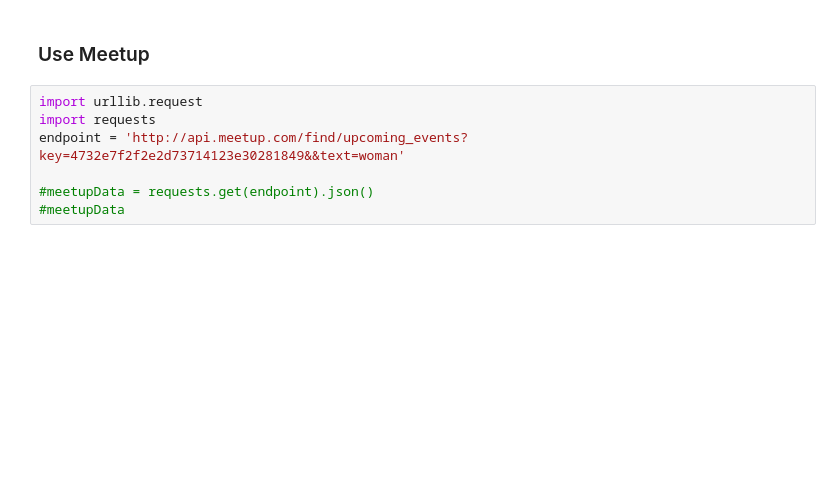
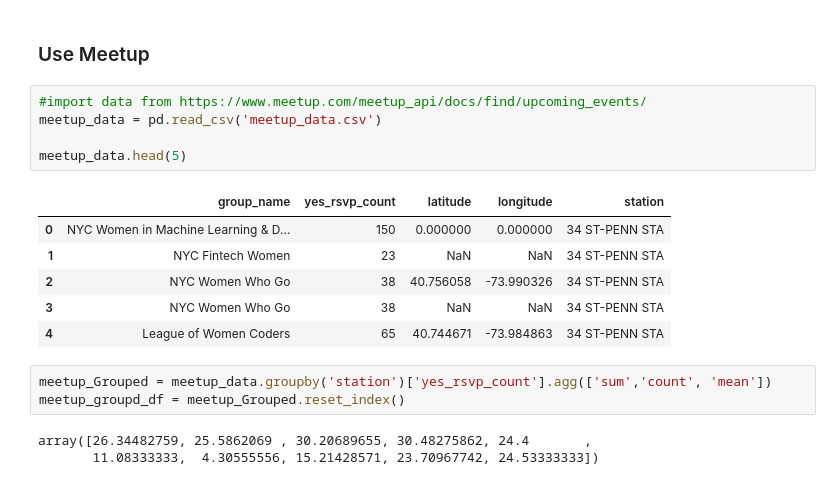
Before and after one commit to cyrus-rustomji/metis_projects, a Jupyter notebook: FirstProejct.ipynb, the cells around one changed output. Drawn from its saved outputs; the diff is of its cells as text; blank space fills up the shorter version.

```diff
--- a/FirstProejct.ipynb
+++ b/FirstProejct.ipynb
@@ -813,10 +845,21 @@ yelp_df.head()
 | 4 | 600254.0 | 42 ST-PORT AUTH | 42STP | 42 St - Port Authority Bus Terminal | 40.757308 | -73.989735 | 42STP | 5 | ... |
 # %% [markdown]
 ### Use Meetup
-# %%
-import urllib.request
-import requests
-endpoint = 'http://api.meetup.com/find/upcoming_events?key=4732e7f2f2e2d73714123e30281849&&text=woman'
-
-#meetupData = requests.get(endpoint).json()
-#meetupData
+# %%
+#import data from https://www.meetup.com/meetup_api/docs/find/upcoming_events/
+meetup_data = pd.read_csv('meetup_data.csv')
+
+meetup_data.head(5)
+# %% [output]
+|  | group_name | yes_rsvp_count | latitude | longitude | station |
+| 0 | NYC Women in Machine Learning & D... | 150 | 0.000000 | 0.000000 | 34 ST-PENN STA |
+| 1 | NYC Fintech Women | 23 | NaN | NaN | 34 ST-PENN STA |
+| 2 | NYC Women Who Go | 38 | 40.756058 | -73.990326 | 34 ST-PENN STA |
+| 3 | NYC Women Who Go | 38 | NaN | NaN | 34 ST-PENN STA |
+| 4 | League of Women Coders | 65 | 40.744671 | -73.984863 | 34 ST-PENN STA |
+# %%
+meetup_Grouped = meetup_data.groupby('station')['yes_rsvp_count'].agg(['sum','count', 'mean'])
+meetup_groupd_df = meetup_Grouped.reset_index()
+# %% [output]
+array([26.34482759, 25.5862069 , 30.20689655, 30.48275862, 24.4       ,
+       11.08333333,  4.30555556, 15.21428571, 23.70967742, 24.53333333])
```
Also changed, not shown: parts of 17 cells of this notebook.
